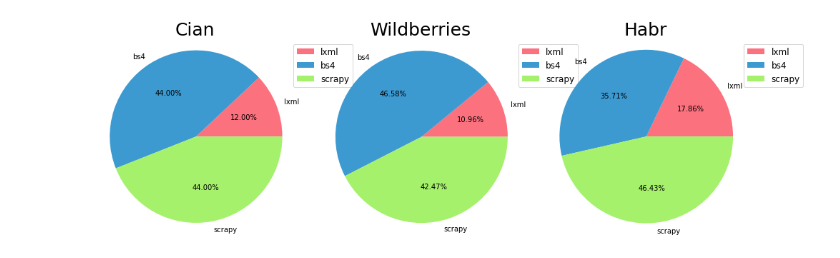
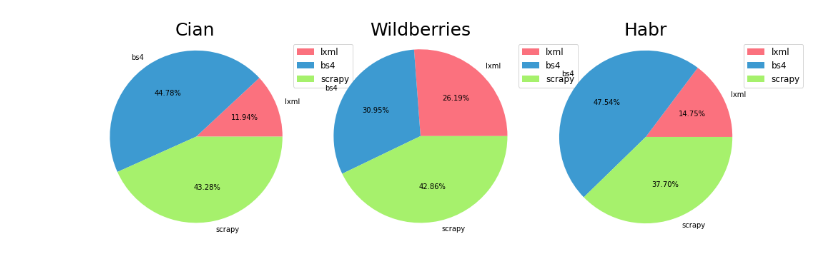
Before and after one commit to naumtsev/parsing-with-python, a Jupyter notebook: research.ipynb, the cells around one changed output. Saved outputs shown, nothing was run; the diff lists cells and outputs as text; code cells hidden in the pictures.

```diff
--- a/research.ipynb
+++ b/research.ipynb
@@ -5,9 +5,9 @@ from calculations.habr import get_habr_results
 # %%
 import matplotlib.pyplot as plt
 import numpy as np
-cian_results = get_cian_results(group_size=2, number_launches=1)
+cian_results = get_cian_results(group_size=1, number_launches=1)
 wildberries_results = get_wildberries_results(group_size=5, number_launches=1)
-habr_results = get_habr_results(group_size=40, number_launches=1)
+habr_results = get_habr_results(group_size=20, number_launches=1)
 # %%
 x = []
 y1 = [] # lxml.html
@@ -134,31 +134,31 @@ plt.show()
 # %%
 results = [(cian_results, 'Cian'), (wildberries_results, 'Wildberries'), (habr_results, 'Habr')]
 mycolors = ['#FB717E', '#3D9AD1', '#A6F16C']
 gridsize = (1, len(results))
 fig = plt.figure(figsize=(16, 5))
 
 for i in range(len(results)):
     points = {'lxml': 0, 'bs4': 0, 'scrapy': 0}
     for res in results[i][0]:
         times = [(res['lxml_time'], 'lxml'), (res['bs4_time'], 'bs4'), (res['scrapy_time'], 'scrapy')]
         times.sort()
 #         points[times[0][1]] += 1
         for t, p in times:
-            if t / times[0][0] <= 1.02:
+            if t / times[0][0] <= 1.04:
                 points[p] += 1
 
     labels = []
     sizes = []
     for parser_name in points:
         labels.append(parser_name)
         sizes.append(points[parser_name])
 
     ax = plt.subplot2grid(gridsize, (0, i))
     ax.set_title(results[i][1], fontsize=25)
     ax.pie(sizes, labels=labels, colors=mycolors, autopct='%1.2f%%')
     ax.axis('equal')
     ax.legend(loc='upper left', bbox_to_anchor=(1.0, 1.0), fontsize=12)
 
 plt.show()
 # %% [output]
-[figure, old version]
+[figure, new version]
```
Also changed, not shown: parts of 3 cells of this notebook, 12 other files.
